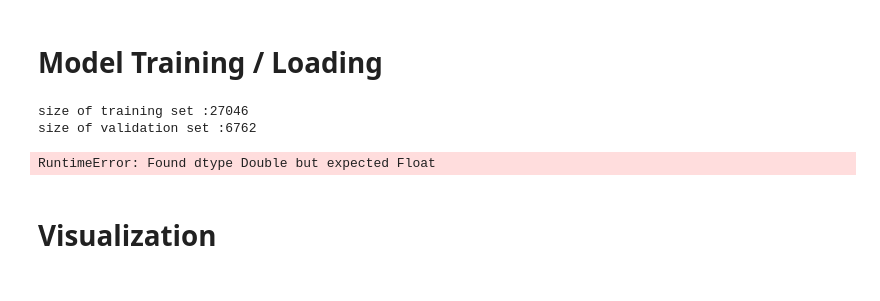
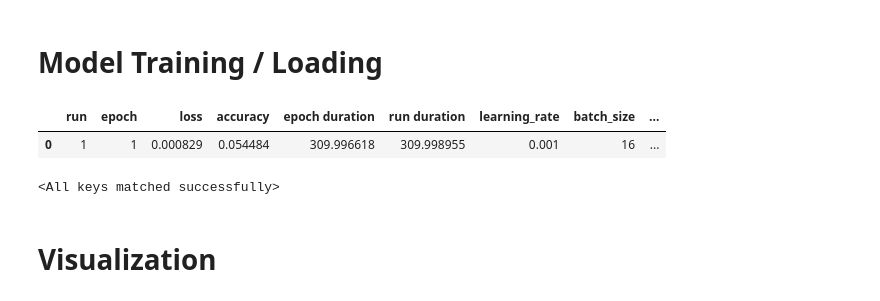
Before and after one commit to aaortiz/Self-Driving-Car, a Jupyter notebook: TransferLearning.ipynb, the cells around one changed output. Drawn from its saved outputs; the diff is of its cells as text; code cells hidden in the pictures.

```diff
--- a/TransferLearning.ipynb
+++ b/TransferLearning.ipynb
@@ -37,7 +37,7 @@ output_dir = '/home/ortizalejandro93/models/TL_models'
 # %%
 parameters = OrderedDict(
     learning_rate = [0.001],
-    batch_size = [50],
+    batch_size = [16], # originally was 50 but threw the RuntimeError: CUDA out of memory. Tried to allocate 2.00 MiB ...
     num_workers = [1],
     #shuffle = [True,False]
 )
@@ -61,15 +61,19 @@ for run in RB.RunBuilder.get_runs(parameters):
                                      root_dir=train_root,
                                      transform=transforms.Compose([transforms.ToTensor()]),
                                      select_camera=camera_type,
+                                     slice_frames =None, # remove 10 once done debugging run
                                      select_range=(0,split_point))
 
     validation_set = UD.UdacityDataset(csv_file=csv_file_path,
                                      root_dir=train_root,
                                      transform=transforms.Compose([transforms.ToTensor()]),
                                      select_camera=camera_type,
+                                     slice_frames=None, # remove 10 once done debugging run
                                      select_range=(split_point,dataset_size))
     print("size of training set :{}".format(len(training_set)))
     print("size of validation set :{}".format(len(validation_set)))
+    m.training_set = training_set
+    m.validation_set = validation_set
 
     training_cbs = CB.ConsecutiveBatchSampler(data_source=training_set, batch_size=run.batch_size, shuffle=True, drop_last=False, seq_len=1)
     training_loader = DataLoader(training_set, sampler=training_cbs, num_workers=run.num_workers, collate_fn=(lambda x: x[0]))
@@ -78,7 +82,7 @@ for run in RB.RunBuilder.get_runs(parameters):
     validation_loader = DataLoader(validation_set, sampler=validation_cbs, num_workers=run.num_workers, collate_fn=(lambda x: x[0]))
 
     m.begin_run( run,network,[run.batch_size,3,224,224] )
-    for epoch in range(10):
+    for epoch in range(1): # was 10 limit to 1 epochs during debugging
         m.begin_epoch()
         for training_sample in tqdm(training_loader):
             training_sample['image'] = training_sample['image'].squeeze()
@@ -86,48 +90,50 @@ for run in RB.RunBuilder.get_runs(parameters):
 
             param_values = [v for v in training_sample.values()]
             image,angle = param_values[0],param_values[3]
-            image = image.to(device)
+            image = image.to(device) # RuntimeError: Input type (torch.cuda.FloatTensor) and weight type (torch.cuda.DoubleTensor) should be the same
             prediction = network(image)
             prediction = prediction.to(device)
             labels = angle.to(device)
             del param_values, image, angle
             if labels.shape[0]!=prediction.shape[0]:
                 prediction = prediction[-labels.shape[0],:]
-            training_loss_angle = F.mse_loss(prediction,labels,size_average=None, reduce=None, reduction='mean')
+            training_loss_angle = F.mse_loss(prediction.float(),labels.float(),size_average=None, reduce=None, reduction='mean')
             optimizer.zero_grad()# zero the gradient that are being held in the Grad attribute of the weights
             training_loss_angle.backward() # calculate the gradients
             optimizer.step() # finishing calculation on gradient
         print("Done")
 # Calculation on Validation Loss
         with torch.no_grad():
             for Validation_sample in tqdm(validation_loader):
                 Validation_sample['image'] = Validation_sample['image'].squeeze()
                 Validation_sample['image'] = torch.Tensor(resize(Validation_sample['image'], (run.batch_size,3,224,224),anti_aliasing=True))
 
                 param_values = [v for v in Validation_sample.values()]
                 image,angle = param_values[0],param_values[3]
                 image = image.to(device)
                 prediction = network(image)
                 prediction = prediction.to(device)
                 labels = angle.to(device)
                 del param_values, image, angle
                 if labels.shape[0]!=prediction.shape[0]:
                     prediction = prediction[-labels.shape[0],:]
                 validation_loss_angle = F.mse_loss(prediction,labels,size_average=None, reduce=None, reduction='mean')
                 m.track_loss(validation_loss_angle)
                 m.track_num_correct(prediction,labels)
-        m.end_epoch(validation_set)
+        #m.end_epoch(validation_set)
+        m.end_epoch()
         torch.save(network.state_dict(), os.path.join(output_dir, "TL_Model-epoch-{}".format(epoch)))
     m.end_run()
 m.save('result')
 # %% [output]
-size of training set :27046
-size of validation set :6762
-RuntimeError: Found dtype Double but expected Float
+|  | run | epoch | loss | accuracy | epoch duration | run duration | learning_rate | batch_size | ... |
+| 0 | 1 | 1 | 0.000829 | 0.054484 | 309.996618 | 309.998955 | 0.001 | 16 | ... |
 # %%
 # Load Directly from disk
-tl_model = TLearning().to(device)
-tl_model.load_state_dict(torch.load(os.path.join(output_dir, 'TL_Model-epoch-4')))
+tl_model = TL.TLearning().to(device) # added import TL.
+tl_model.load_state_dict(torch.load(os.path.join(output_dir, 'TL_Model-epoch-1'))) # epoch 1
+# %% [output]
+<All keys matched successfully>
 # %% [markdown]
 # Visualization
 # %%
```
Also changed, not shown: parts of 3 cells of this notebook, 4 other files.
